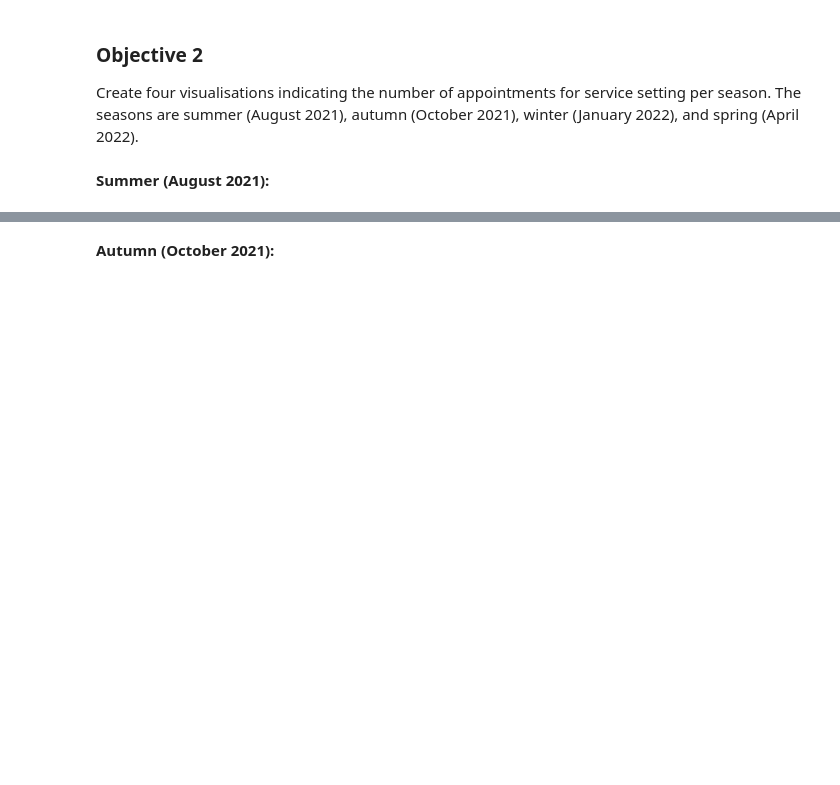
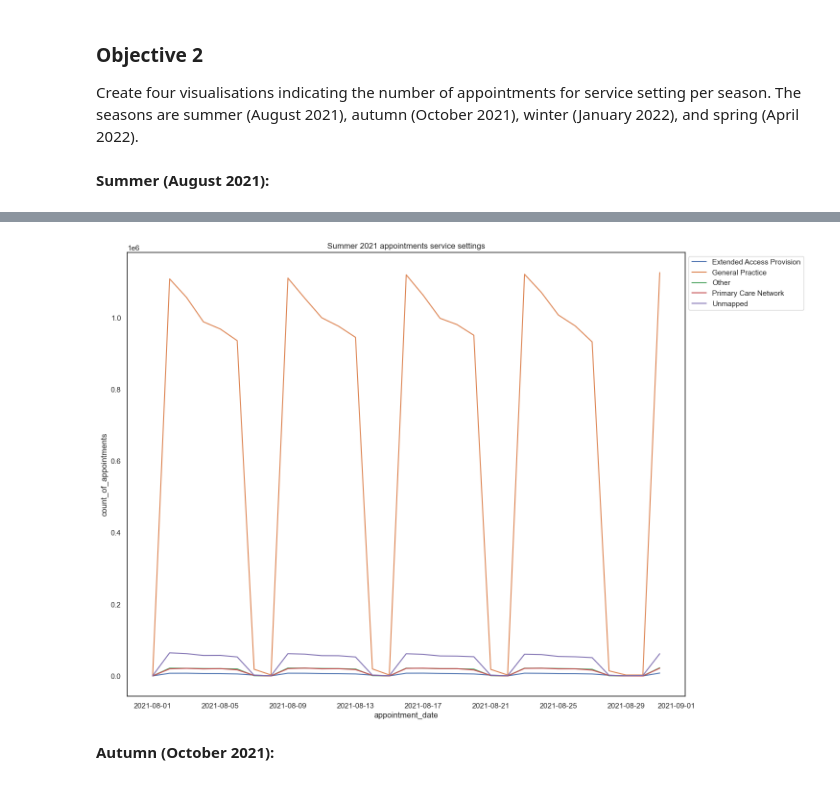
Before and after one commit to amquercus/NHS-project-MC, a Jupyter notebook: Carvalho_Margarida_LSE_DA201_Assignment_Notebook.ipynb, the cells around one changed output, grey strips where cells are left out. Cells and saved outputs as stored; diff of their text form; code cells hidden in the pictures; blank space fills up the shorter version.

```diff
--- a/Carvalho_Margarida_LSE_DA201_Assignment_Notebook.ipynb
+++ b/Carvalho_Margarida_LSE_DA201_Assignment_Notebook.ipynb
@@ -502,6 +702,8 @@ Create four visualisations indicating the number of appointments for service set
 **Summer (August 2021):**
 # %%
 # Create a separate data set that can be used in future weeks.
+nc_ss_day = nc[["appointment_date", "service_setting", "count_of_appointments"]]
 
 
 # View output.
+print(nc_ss_day)
@@ -508,3 +725,9 @@ Create four visualisations indicating the number of appointments for service set
 # %%
 # Look at August 2021 in more detail to allow a closer look.
 # Create a lineplot.
+
+nc_ss_day_summer = nc_ss_day[(nc_ss_day["appointment_date"] >= "2021-08-01") &
+                             (nc_ss_day["appointment_date"] <= "2021-08-31")].groupby(["appointment_date",
+                                                                                       "service_setting"])["count_of_appointments"].sum()
+
+print(nc_ss_day_summer)
@@ -511,3 +748,15 @@ Create four visualisations indicating the number of appointments for service set
+# %%
+sns.lineplot(x="appointment_date", y=nc_ss_day_summer,
+             data=nc_ss_day_summer,
+             hue="service_setting", ci=None)
+
+# Set legend loation and title
+plt.legend(bbox_to_anchor=(1,1))
+plt.title("Summer 2021 appointments service settings")
+
+plt.savefig("Aug2021_appointment_service_setting.png", format="png", bbox_inches='tight')
+# %% [output]
+[figure, added]
 # %% [markdown]
 **Autumn (October 2021):**
 # %%
```
Also changed, not shown: parts of 44 cells of this notebook.
